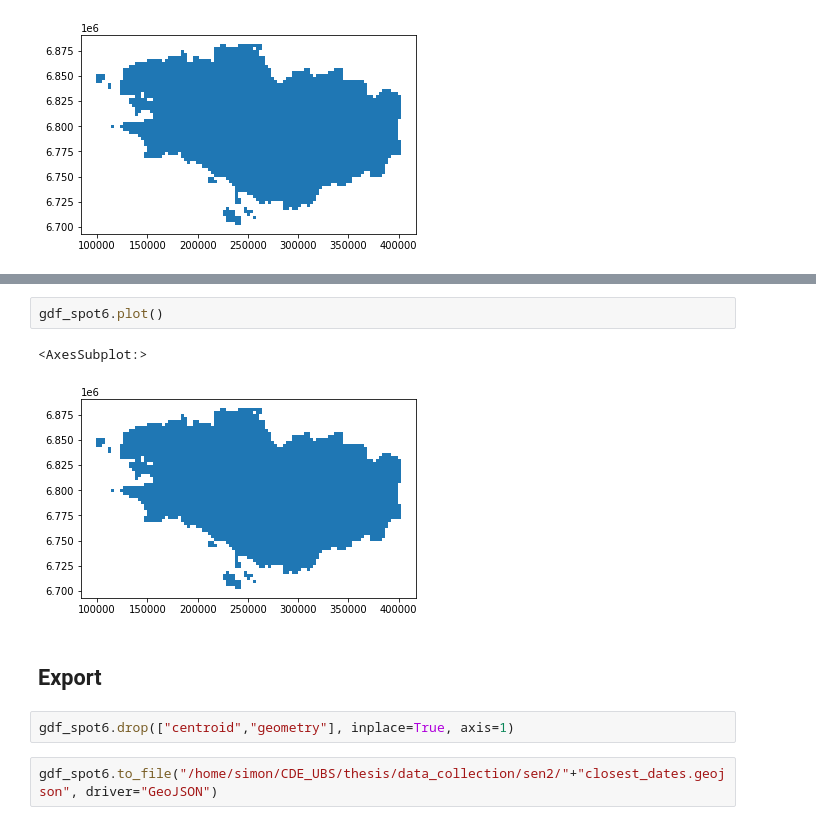
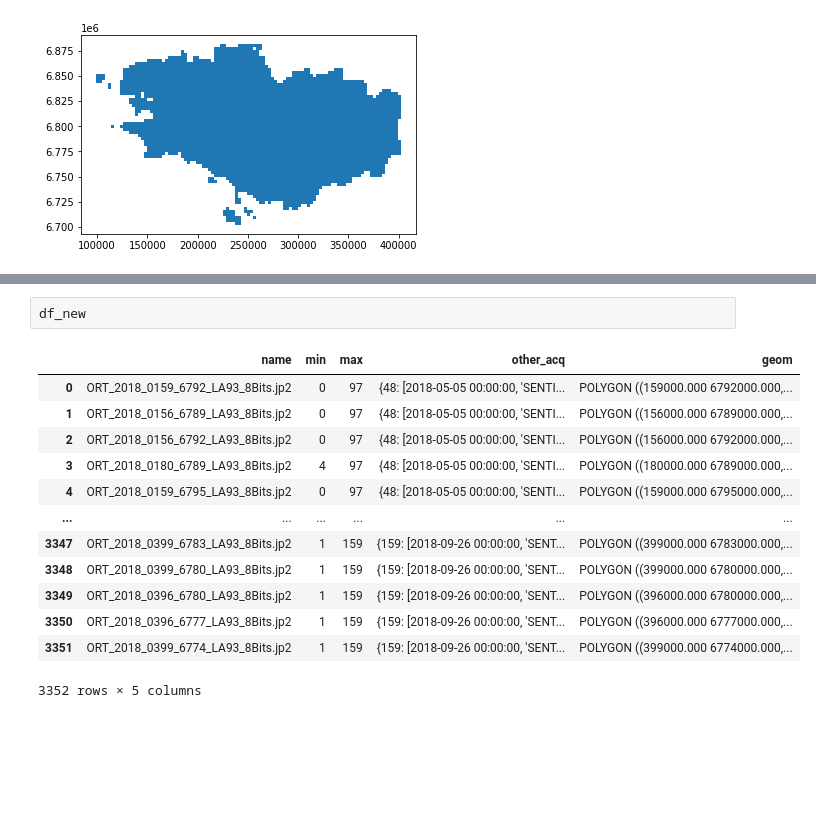
Before and after one commit to simon-donike/super-resolution, a Jupyter notebook: data_collection/get_time_distance.ipynb, the cells around one changed output, grey strips where cells are left out. Cells and saved outputs as stored; diff of their text form; blank space fills up the shorter version.

```diff
--- a/data_collection/get_time_distance.ipynb
+++ b/data_collection/get_time_distance.ipynb
@@ -489,11 +481,16 @@ gdf_spot6.set_crs(epsg=2154,inplace=True)
-# %%
-gdf_spot6.plot()
-# %% [output]
-<AxesSubplot:>
-[figure, removed]
-# %% [markdown]
-## Export
-# %%
-gdf_spot6.drop(["centroid","geometry"], inplace=True, axis=1)
-# %%
-gdf_spot6.to_file("/home/simon/CDE_UBS/thesis/data_collection/sen2/"+"closest_dates.geojson", driver="GeoJSON")
+# %%
+df_new
+# %% [output]
+|  | name | min | max | other_acq | geom |
+| 0 | ORT_2018_0159_6792_LA93_8Bits.jp2 | 0 | 97 | {48: [2018-05-05 00:00:00, 'SENTI... | POLYGON ((159000.000 6792000.000,... |
+| 1 | ORT_2018_0156_6789_LA93_8Bits.jp2 | 0 | 97 | {48: [2018-05-05 00:00:00, 'SENTI... | POLYGON ((156000.000 6789000.000,... |
+| 2 | ORT_2018_0156_6792_LA93_8Bits.jp2 | 0 | 97 | {48: [2018-05-05 00:00:00, 'SENTI... | POLYGON ((156000.000 6792000.000,... |
+| 3 | ORT_2018_0180_6789_LA93_8Bits.jp2 | 4 | 97 | {48: [2018-05-05 00:00:00, 'SENTI... | POLYGON ((180000.000 6789000.000,... |
+| 4 | ORT_2018_0159_6795_LA93_8Bits.jp2 | 0 | 97 | {48: [2018-05-05 00:00:00, 'SENTI... | POLYGON ((159000.000 6795000.000,... |
+| ... | ... | ... | ... | ... | ... |
+| 3347 | ORT_2018_0399_6783_LA93_8Bits.jp2 | 1 | 159 | {159: [2018-09-26 00:00:00, 'SENT... | POLYGON ((399000.000 6783000.000,... |
+| 3348 | ORT_2018_0399_6780_LA93_8Bits.jp2 | 1 | 159 | {159: [2018-09-26 00:00:00, 'SENT... | POLYGON ((399000.000 6780000.000,... |
+| 3349 | ORT_2018_0396_6780_LA93_8Bits.jp2 | 1 | 159 | {159: [2018-09-26 00:00:00, 'SENT... | POLYGON ((396000.000 6780000.000,... |
+| 3350 | ORT_2018_0396_6777_LA93_8Bits.jp2 | 1 | 159 | {159: [2018-09-26 00:00:00, 'SENT... | POLYGON ((396000.000 6777000.000,... |
+| 3351 | ORT_2018_0399_6774_LA93_8Bits.jp2 | 1 | 159 | {159: [2018-09-26 00:00:00, 'SENT... | POLYGON ((399000.000 6774000.000,... |
+3352 rows × 5 columns
```
Also changed, not shown: parts of 7 cells of this notebook, 3 other files.
